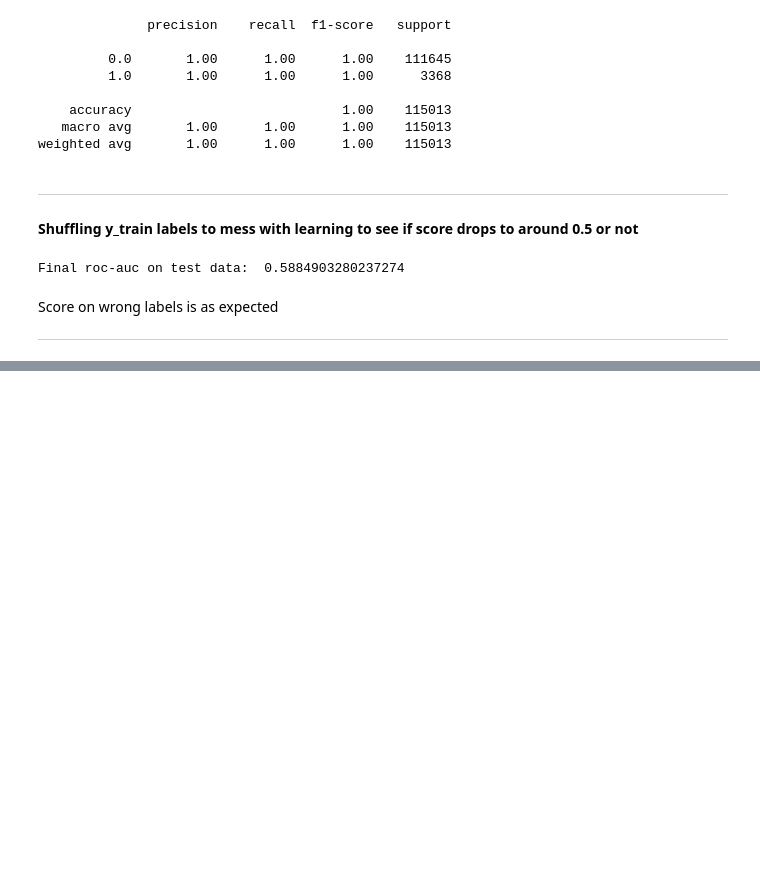
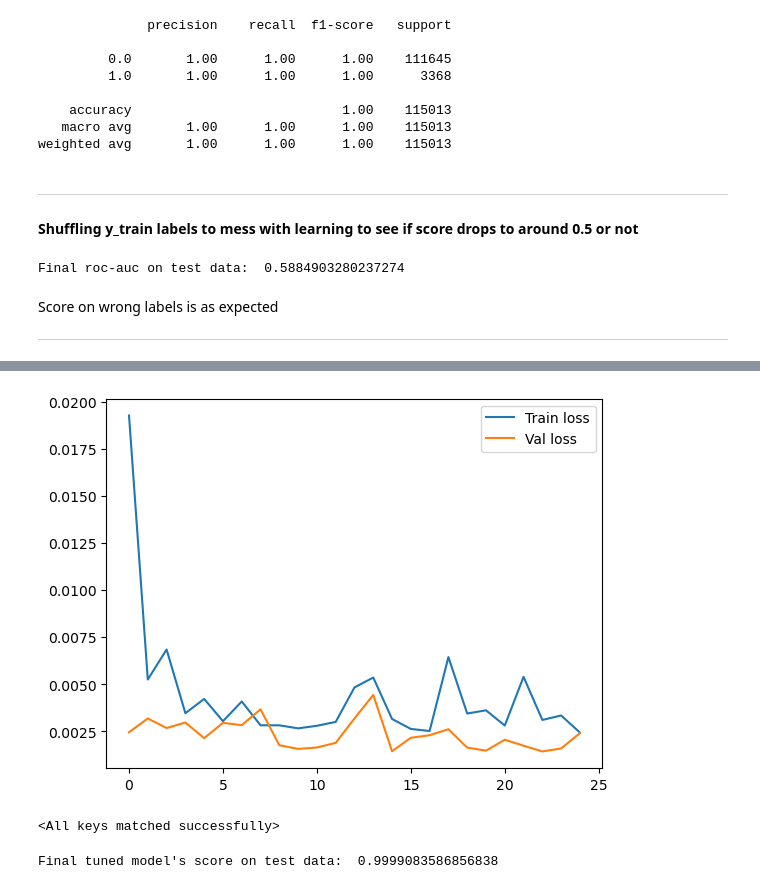
Before and after one commit to SolarBeamRed/DL_HDFS_Failure_Detection, a Jupyter notebook: notebooks/experimentation.ipynb, the cells around one changed output, grey strips where cells are left out. Saved outputs shown, nothing was run; the diff lists cells and outputs as text; code cells hidden in the pictures; blank space fills up the shorter version.

Commit message:
completed tuning, training and saved final model

```diff
--- a/notebooks/experimentation.ipynb
+++ b/notebooks/experimentation.ipynb
@@ -218,0 +249,31 @@ ___
+# %%
+class TunedModel(nn.Module):
+    def __init__(self, vocab_size=55):
+        super().__init__()
+        self.embed = nn.Embedding(num_embeddings=vocab_size, embedding_dim=128, padding_idx=0)
+        self.lstm = nn.LSTM(input_size=128, hidden_size=64, num_layers=2, batch_first=True, dropout=0.3, bidirectional=True)
+        self.fc = nn.Linear(64*2, 1)
+
+    def forward(self, x):
+        x = self.embed(x)
+        _, (h_n, _) = self.lstm(x)
+
+        h_forward = h_n[-2]
+        h_backward = h_n[-1]
+        h_last = torch.cat((h_forward, h_backward), dim=1)
+
+        out = self.fc(h_last)
+        return out.squeeze(1)
+# %%
+vocab_size = max(X_train.max(), X_test.max()) + 1
+tuned_model = TunedModel(vocab_size).to(device)
+
+loss_fn = nn.BCEWithLogitsLoss()
+optimizer = torch.optim.Adam(tuned_model.parameters(), lr=0.0058, weight_decay=1.55e-05, betas=(0.81, 0.985))
+epochs = 80
+best_loss = float('inf')
+patience = 10
+counter = 0
+min_delta = 2e-4
+train_losses = []
+val_losses = []
@@ -218,0 +336,32 @@ ___
+# %%
+plt.plot(train_losses, label='Train loss')
+plt.plot(val_losses, label='Val loss')
+plt.legend()
+plt.savefig('Train VS Val loss.png', dpi=200, format='png')
+plt.show()
+# %% [output]
+[figure, added]
+# %%
+checkpoint = torch.load('checkpoint.pth')
+tuned_model.load_state_dict(checkpoint['model_state'])
+# %% [output]
+<All keys matched successfully>
+# %%
+#Testing on test data
+
+all_labels, all_preds = [], []
+
+for X,y in test_loader:
+    X,y = X.to(device, non_blocking=True), y.to(device, non_blocking=True)
+
+    tuned_model.eval()
+
+    with torch.no_grad():
+        y_preds = torch.sigmoid(tuned_model(X))
+
+        all_preds.extend(y_preds.cpu().numpy())
+        all_labels.extend(y.cpu().numpy())
+
+print("Final tuned model's score on test data: ", roc_auc_score(all_labels, all_preds))
+# %% [output]
+Final tuned model's score on test data:  0.9999083586856838
```
Also changed, not shown: parts of 5 cells of this notebook, 14 other files.
